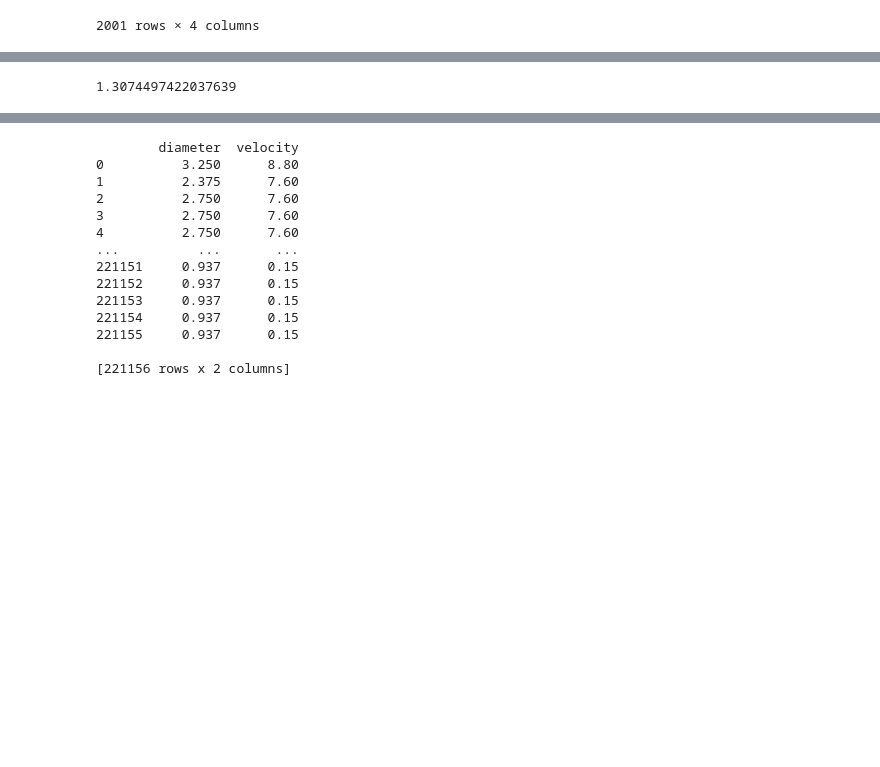
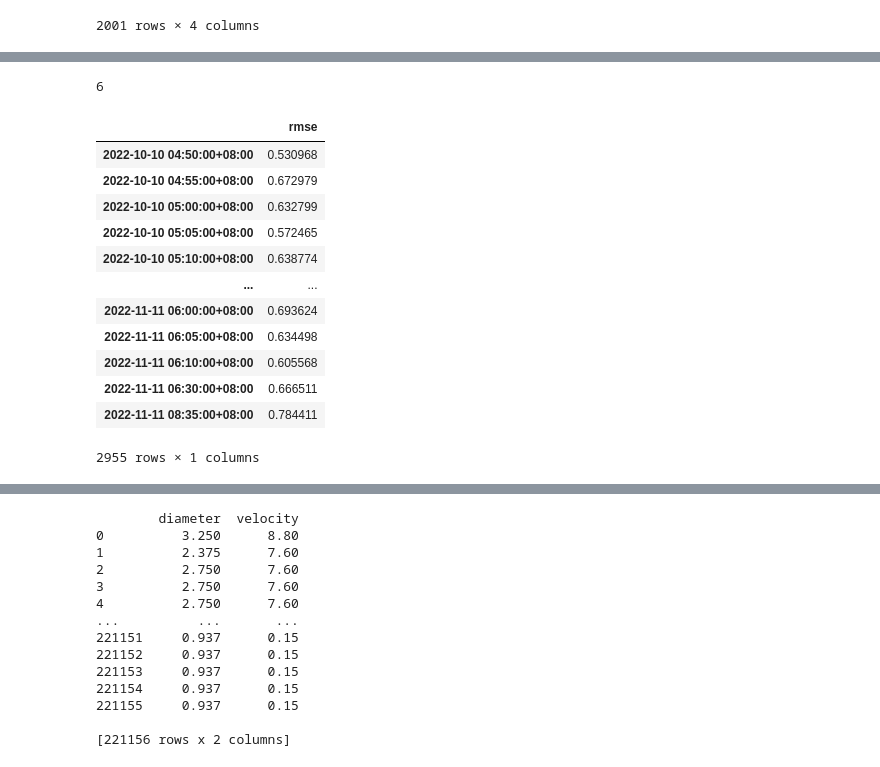
Before and after one commit to YenCheng1226/CAE-Internship, a Jupyter notebook: Parsivel_data_analysis.ipynb, the cells around one changed output, grey strips where cells are left out. Drawn from its saved outputs; the diff is of its cells as text; code cells hidden in the pictures; blank space fills up the shorter version.

```diff
--- a/Parsivel_data_analysis.ipynb
+++ b/Parsivel_data_analysis.ipynb
@@ -175,31 +145,69 @@ array([[0., 0., 0., ..., 0., 0., 0.],
+# %%
+array = np.array([1,2,3])
+print(array.sum())
+# %% [output]
+6
 # %%
+# extract data from certain time period
+start_time = "2022-10-15 16:00:00+08:00"
+# start_time = "2022-10-30 15:00:00"
+end_time = "2022-10-16 16:00:00+08:00"
+# end_time = "2022-10-30 16:00:00"
+# filt = (data["Date_Time"] >= start_time) & (data["Date_Time"] <= end_time)
+# data = data.loc[filt]
+
+df_rmse = pd.DataFrame(columns=['rmse'])
+
 # particle speed and diameter class
 speed_class = np.array([0.05,0.15,0.25,0.35,0.45,0.55,0.65,0.75,0.85,0.95,1.1,1.3,1.5,1.7,1.9,
-       2.2,2.6,3.0,3.4,3.8,4.4,5.2,6.0,6.8,7.6,8.8,10.4,12.0,13.6,15.2,17.6,20.8])
+        2.2,2.6,3.0,3.4,3.8,4.4,5.2,6.0,6.8,7.6,8.8,10.4,12.0,13.6,15.2,17.6,20.8])
 diameter_class = np.array([0.062,0.187,0.312,0.437,0.562,0.687,0.812,0.937,1.062,1.187,1.375,1.625,1.875,2.125,2.375,
-                2.750,3.250,3.750,4.250,4.750,5.500,6.500,7.500,8.500,9.500,11.000,13.000,15.000,17.000,19.000,21.500,24.500])
+                    2.750,3.250,3.750,4.250,4.750,5.500,6.500,7.500,8.500,9.500,11.000,13.000,15.000,17.000,19.000,21.500,24.500])
+
+# theoratical speed
 theo_speed = 9.65 - 10.43 * np.exp(-0.6 * diameter_class[:])
 
-# print(theo_speed)
-
+# create error matrix & theoratical speed matrix
 error_mat = np.zeros([32, 32], float)
 theo_speed_mat = np.zeros([32, 32], float)
 
 for i in range(31):
     theo_speed_mat[i][:] = theo_speed
 
-# print(theo_speed_mat)
-
 for i in range(31):
     error_mat[i][:] = speed_class[31-i]
 
-# print(error_mat)
-
 error_mat = np.square(np.subtract(error_mat, theo_speed_mat))
 
-# print(error_mat)
+# write time series rmse into dataframe
+for index, row in dsd.iterrows():
 
-rmse = np.sqrt(np.divide(np.multiply(error_mat, mat).sum(), mat.sum()))
-print(rmse)
+    # tranfrom data into 32x32 matrix
+    array = np.array(dsd.loc[index].astype(int))
+
+    # sum
+    # array = np.sum(array, axis=0)
+    # array = np.asarray(np.sum(array, axis=0), dtype=float)
+
+    if array.sum() == 0:
+        continue
+
+    mat = np.flip(array.reshape(32, 32), 0)
+    rmse = np.sqrt(np.divide(np.multiply(error_mat, mat).sum(), mat.sum()))
+    df_rmse.loc[index, ['rmse']] = rmse
+
+df_rmse
 # %% [output]
+|  | rmse |
+| 2022-10-10 04:50:00+08:00 | 0.530968 |
+| 2022-10-10 04:55:00+08:00 | 0.672979 |
+| 2022-10-10 05:00:00+08:00 | 0.632799 |
+| 2022-10-10 05:05:00+08:00 | 0.572465 |
+| 2022-10-10 05:10:00+08:00 | 0.638774 |
+| ... | ... |
+| 2022-11-11 06:00:00+08:00 | 0.693624 |
+| 2022-11-11 06:05:00+08:00 | 0.634498 |
+| 2022-11-11 06:10:00+08:00 | 0.605568 |
+| 2022-11-11 06:30:00+08:00 | 0.666511 |
+| 2022-11-11 08:35:00+08:00 | 0.784411 |
-1.3074497422037639
+2955 rows × 1 columns
```
Also changed, not shown: parts of 6 cells of this notebook.
